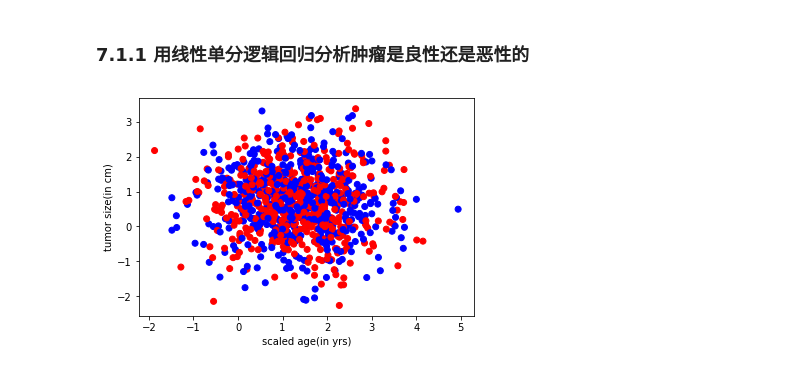
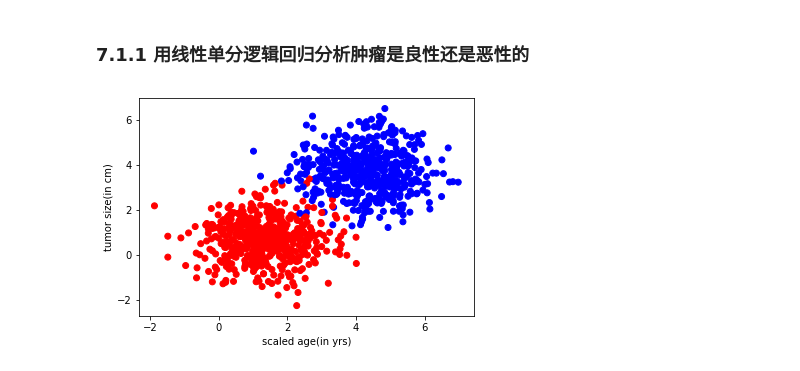
Before and after one commit to ZhangNeos/TensorFlow-Tutorial, a Jupyter notebook: 5 多层神经网络—解决非线性问题.ipynb, the cells around one changed output. Drawn from its saved outputs; the diff is of its cells as text; code cells hidden in the pictures.

```diff
--- a/5 多层神经网络—解决非线性问题.ipynb
+++ b/5 多层神经网络—解决非线性问题.ipynb
@@ -3,50 +3,50 @@
 # %% [markdown]
 ### 7.1.1 用线性单分逻辑回归分析肿瘤是良性还是恶性的
 # %%
+%matplotlib inline
 import numpy as np
 import matplotlib.pyplot as plt
 import tensorflow as tf
+from sklearn.utils import shuffle
+
 
 # 生成样本集
 # 每个数据点有两个特征-scaled age和tumor size
 # 整个数据集有两个类别-良性和恶性
 def generate(sample_size, mean, cov, diff, regression):
-    num_class = 2
-    samples_per_class = int(sample_size/2)
+    num_class = 2  # len(diff)
+    samples_per_class = int(sample_size / num_class)
 
 
     x0 = np.random.multivariate_normal(mean, cov, samples_per_class) # 根据参数生成一个二元正态分布矩阵
-    y0 = np.zeros(samples_per_class)
+    y0 = np.zeros(samples_per_class) # 第一类数据的标签为0
 
 
-    for ci, d in enumerate(diff): # 返回[(0,3)-对应恶性肿瘤,(1,0)-对应良性肿瘤]
-        x1 = np.random.multivariate_normal(mean+d, cov, samples_per_class)
-        y1 = (ci+1)*np.ones(samples_per_class)
+    for ci, d in enumerate(diff): # diff为[3.0]
+        x1 = np.random.multivariate_normal(mean+d, cov, samples_per_class) # 第二类数据的均值更大
+        y1 = (ci+1)*np.ones(samples_per_class)# 第二类数据的标签为1
 
-        x = np.concatenate((x0, x1))
-        y = np.concatenate((y0, y1))
+        x0 = np.concatenate((x0, x1))
+        y0 = np.concatenate((y0, y1))
 
     if regression==False: # one_hot编码
-        class_ind = [y==class_number for class_number in range(num_classes)]
-        y = np.asarray(np.hstack(class_ind), dtupe=np.float32)
-
-    np.random.shuffle(x)
-    np.random.shuffle(y)
-
+        class_ind = [y0==class_number for class_number in range(num_classes)]
+        y = np.asarray(np.hstack(class_ind), dtupe=np.float32) #array 仍会copy出一个副本，占用新的内存，但asarray不会
+    x, y = shuffle(x0, y0)
     return x,y
 
 # 调用generate函数生产1000个数据，并将其可视化
 
 np.random.seed(10)
 num_classes = 2
 mean = np.random.randn(num_classes)
 cov = np.eye(num_classes)
-x, y = generate(1000, mean, cov, [3,0], True)
+x, y = generate(1000, mean, cov, [3.0], True)
 colors = ['r' if l==0 else 'b' for l in y[:]]
 
 plt.scatter(x[:, 0], x[:, 1], c=colors)
 plt.xlabel('scaled age(in yrs)')
 plt.ylabel('tumor size(in cm)')
 plt.show()
 # %% [output]
-[figure, old version]
+[figure, new version]
```
Also changed, not shown: parts of 1 cell of this notebook.
